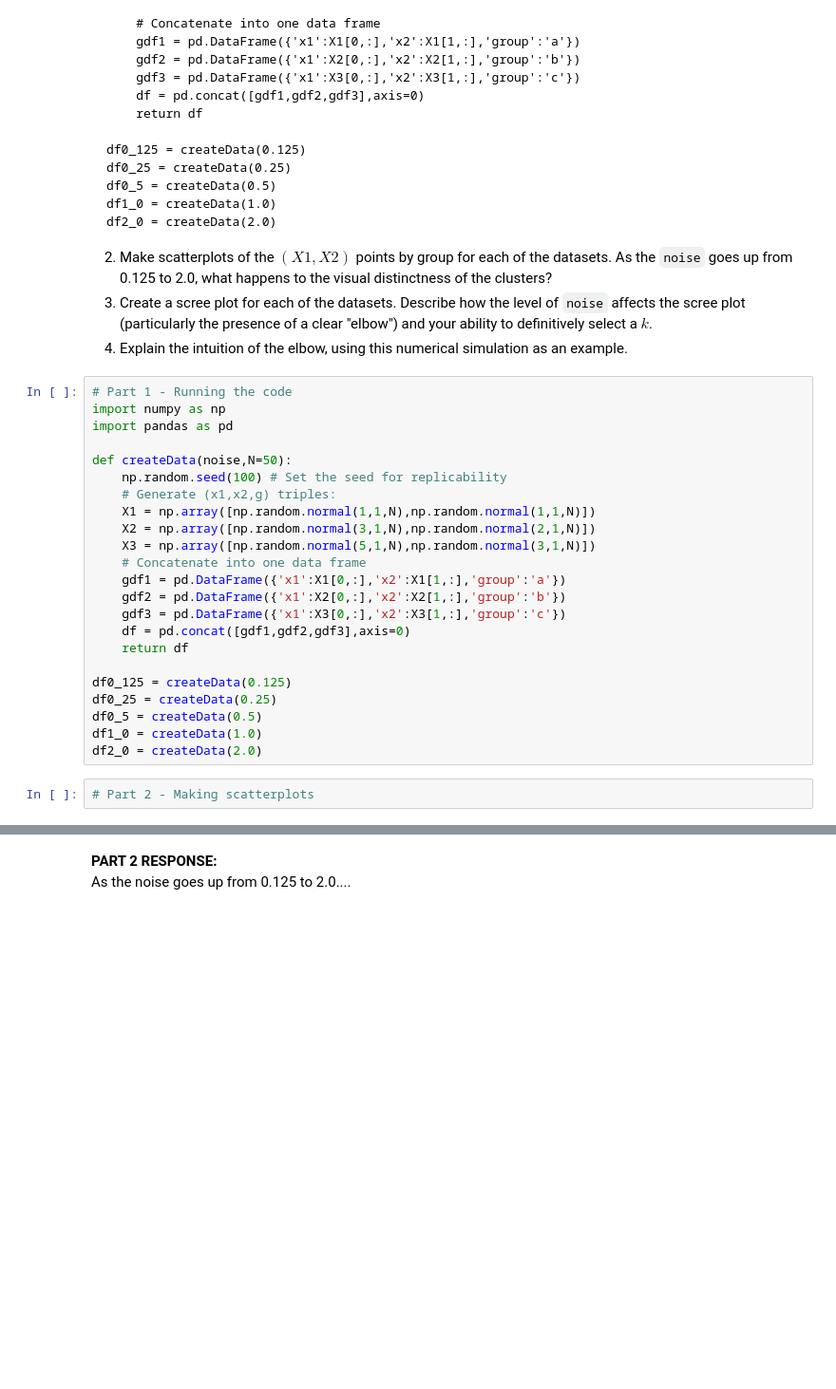
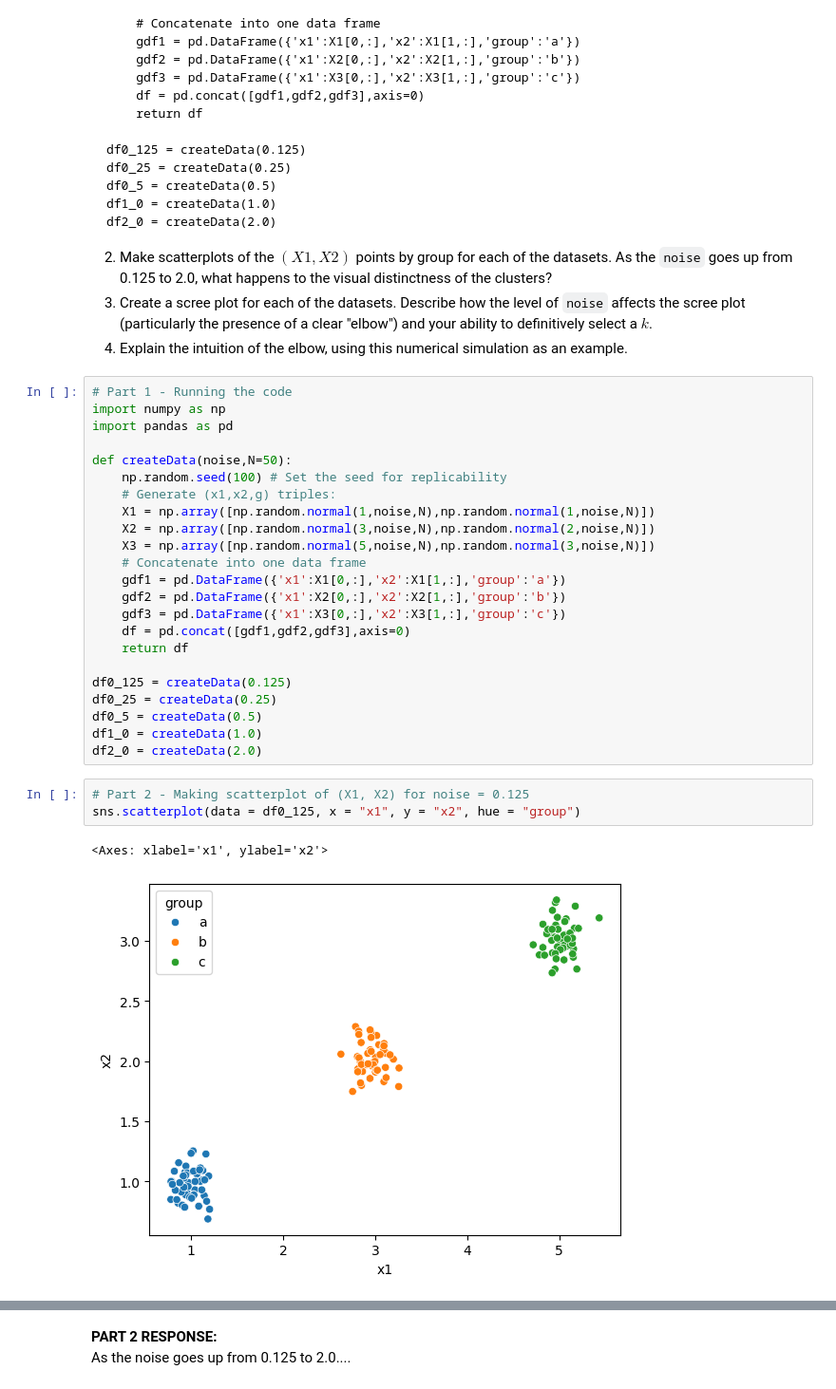
Before and after one commit to chrryyy/assignment3, a Jupyter notebook: assignment_knn_and_kmc.ipynb, the cells around one changed output, grey strips where cells are left out. Shown: that part at 95% size. Cells and saved outputs as stored; diff of their text form; blank space fills up the shorter version.

Commit message:
Q6 part 2 and 3

```diff
--- a/assignment_knn_and_kmc.ipynb
+++ b/assignment_knn_and_kmc.ipynb
@@ -488,9 +488,9 @@ import pandas as pd
 def createData(noise,N=50):
     np.random.seed(100) # Set the seed for replicability
     # Generate (x1,x2,g) triples:
-    X1 = np.array([np.random.normal(1,1,N),np.random.normal(1,1,N)])
-    X2 = np.array([np.random.normal(3,1,N),np.random.normal(2,1,N)])
-    X3 = np.array([np.random.normal(5,1,N),np.random.normal(3,1,N)])
+    X1 = np.array([np.random.normal(1,noise,N),np.random.normal(1,noise,N)])
+    X2 = np.array([np.random.normal(3,noise,N),np.random.normal(2,noise,N)])
+    X3 = np.array([np.random.normal(5,noise,N),np.random.normal(3,noise,N)])
     # Concatenate into one data frame
     gdf1 = pd.DataFrame({'x1':X1[0,:],'x2':X1[1,:],'group':'a'})
     gdf2 = pd.DataFrame({'x1':X2[0,:],'x2':X2[1,:],'group':'b'})
@@ -504,4 +504,8 @@ df0_5 = createData(0.5)
 df1_0 = createData(1.0)
 df2_0 = createData(2.0)
 # %%
-# Part 2 - Making scatterplots
+# Part 2 - Making scatterplot of (X1, X2) for noise = 0.125
+sns.scatterplot(data = df0_125, x = "x1", y = "x2", hue = "group")
+# %% [output]
+<Axes: xlabel='x1', ylabel='x2'>
+[figure, added]
```
Also changed, not shown: parts of 10 cells of this notebook.
